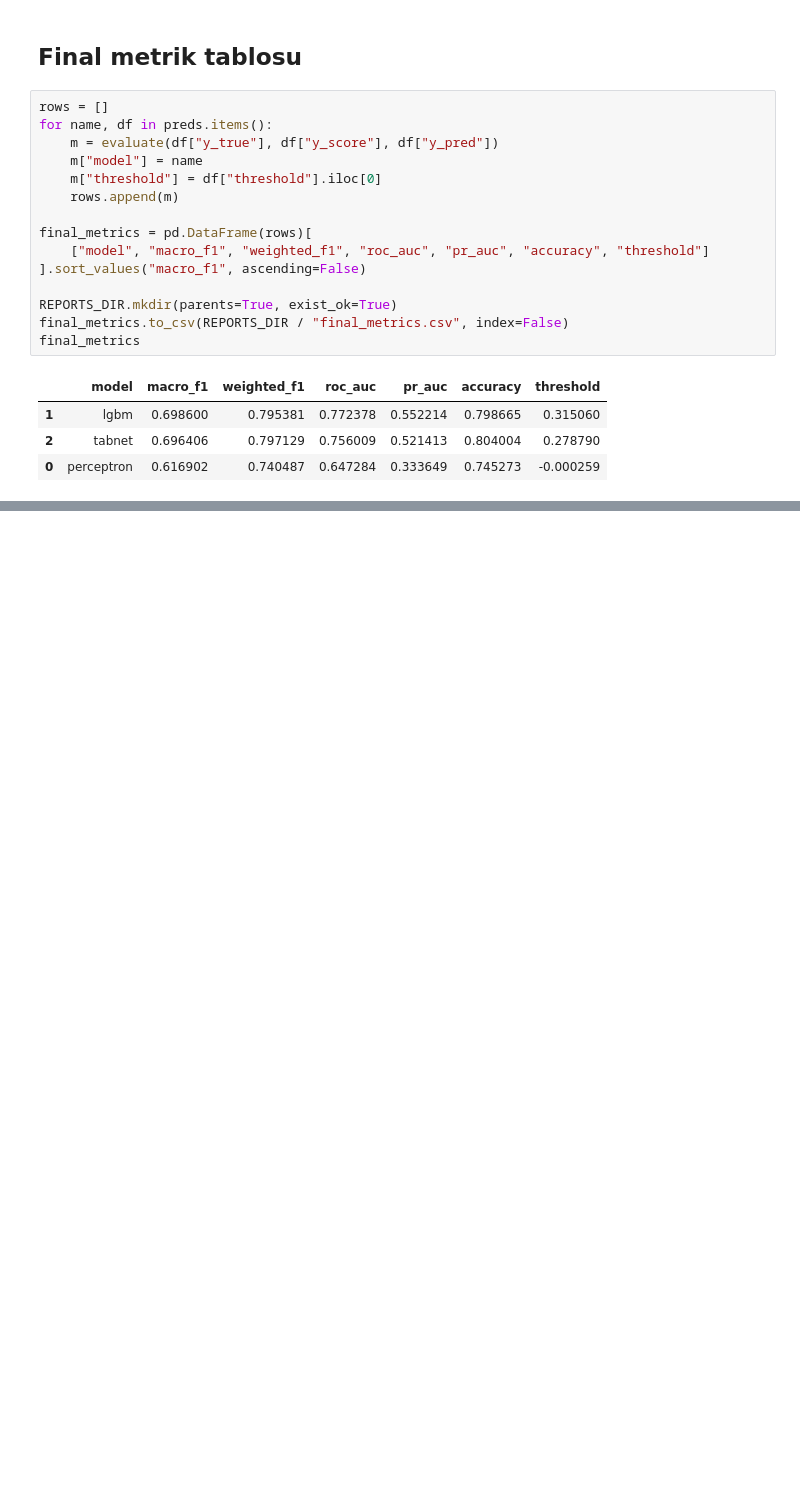
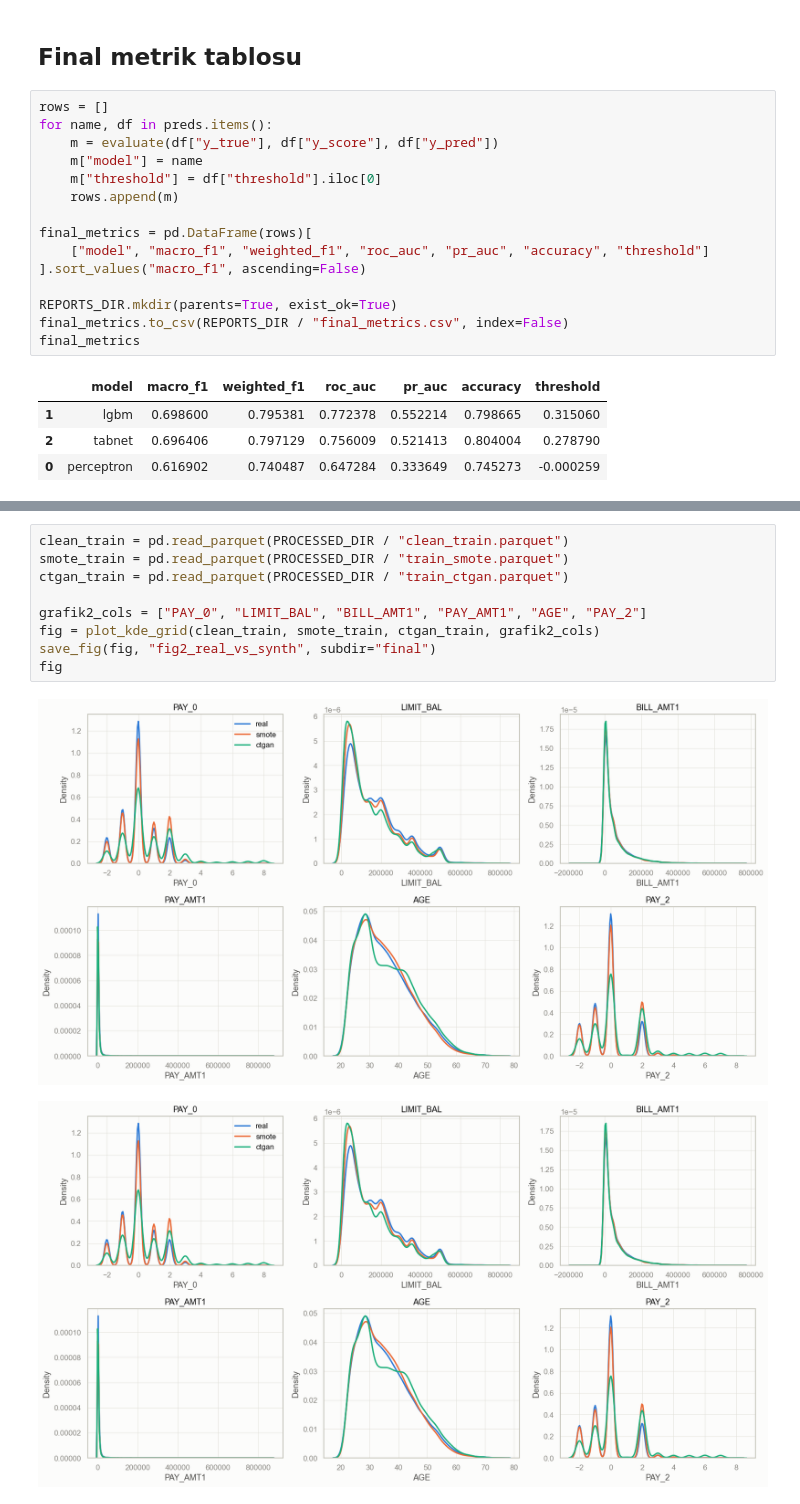
Before and after one commit to KamuranBey00/DataScienceProject, a Jupyter notebook: notebooks/05_evaluation_plots.ipynb, the cells around one changed output, grey strips where cells are left out. Cells and saved outputs as stored; diff of their text form; blank space fills up the shorter version.

```diff
--- a/notebooks/05_evaluation_plots.ipynb
+++ b/notebooks/05_evaluation_plots.ipynb
@@ -128,0 +150,12 @@ final_metrics
+# %%
+clean_train = pd.read_parquet(PROCESSED_DIR / "clean_train.parquet")
+smote_train = pd.read_parquet(PROCESSED_DIR / "train_smote.parquet")
+ctgan_train = pd.read_parquet(PROCESSED_DIR / "train_ctgan.parquet")
+
+grafik2_cols = ["PAY_0", "LIMIT_BAL", "BILL_AMT1", "PAY_AMT1", "AGE", "PAY_2"]
+fig = plot_kde_grid(clean_train, smote_train, ctgan_train, grafik2_cols)
+save_fig(fig, "fig2_real_vs_synth", subdir="final")
+fig
+# %% [output]
+[figure, added]
+[figure, added]
```
Also changed, not shown: parts of 4 cells of this notebook, 3 other files.
